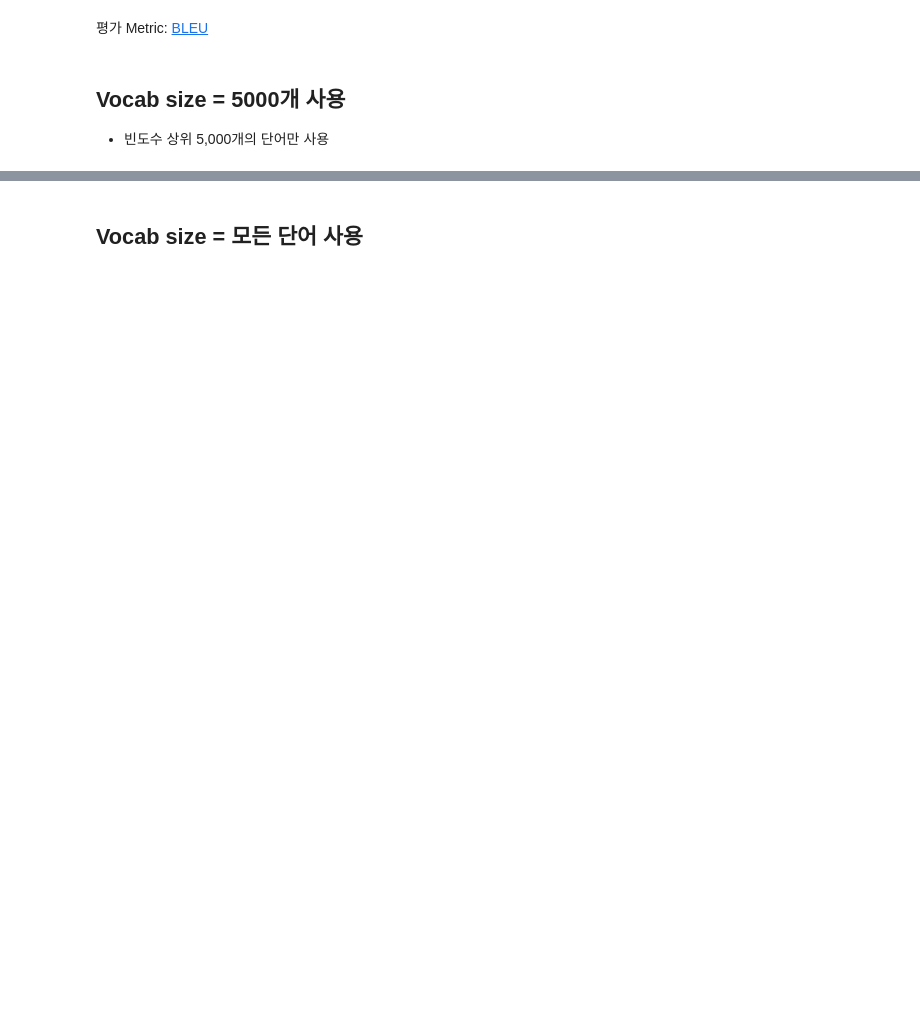
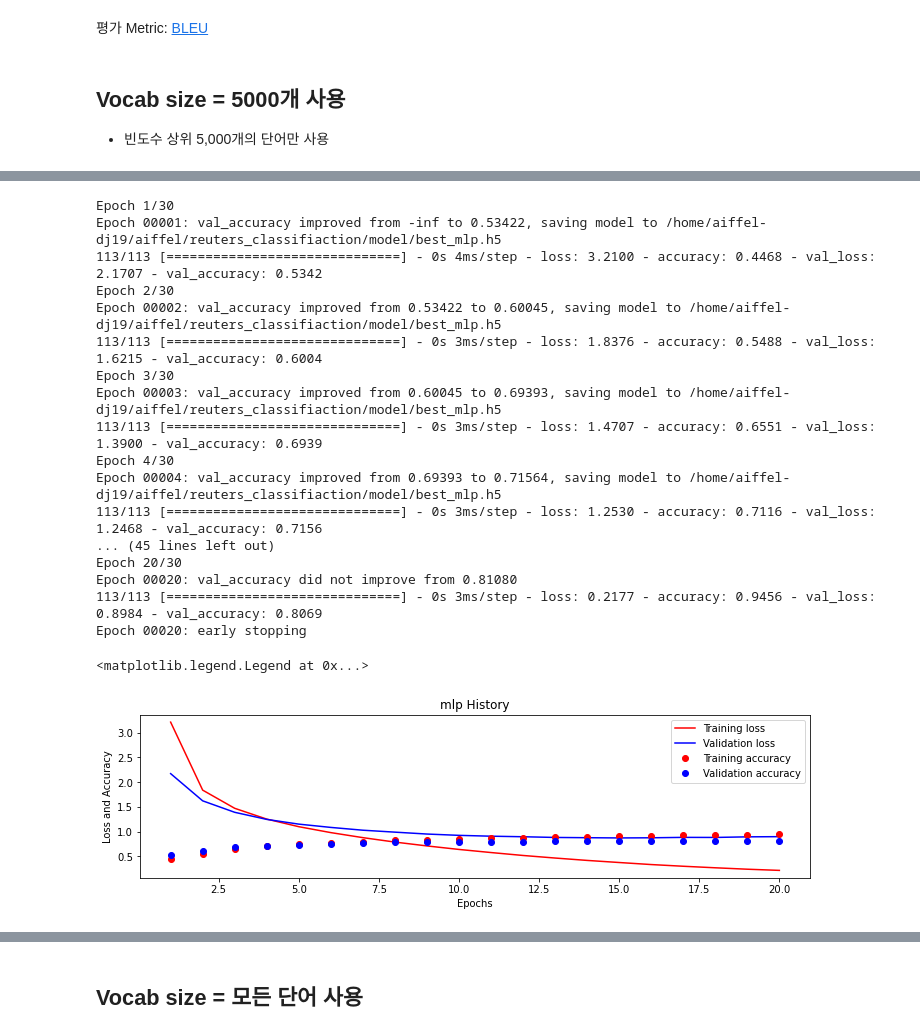
Before and after one commit to vg-rlo/aiffel-nlp-projects, a Jupyter notebook: MultiClassificationUsingML/MulticlassClassificationUsingML.ipynb, the cells around one changed output, grey strips where cells are left out. Drawn from its saved outputs; the diff is of its cells as text; code cells hidden in the pictures; blank space fills up the shorter version.

```diff
--- a/MultiClassificationUsingML/MulticlassClassificationUsingML.ipynb
+++ b/MultiClassificationUsingML/MulticlassClassificationUsingML.ipynb
@@ -658,0 +898,2 @@ vocab_size = 5000
+# %%
+tfidfv_train = tfidfv_train.toarray() # slicing을 위해 array 사용
@@ -658,0 +902,3 @@ vocab_size = 5000
+# %%
+y_train = keras.utils.to_categorical(y_train) # softmax와 비교를 위해 그리고 손실함수 = categorical 이므로 원핫벡터로 표현
+y_test = keras.utils.to_categorical(y_test)
@@ -658,0 +909,2 @@ vocab_size = 5000
+# %%
+vocab_size = tfidfv_train.shape[1]
@@ -658,0 +967,53 @@ vocab_size = 5000
+# %%
+EPOCHS = 30
+BATCH_SIZE = 64
+name = 'mlp'
+
+es = EarlyStopping(monitor='val_loss', mode='min', verbose=1, patience=5)
+mc = ModelCheckpoint(file_path + '/model/best_{}.h5'.format(name), monitor='val_accuracy', mode='max', verbose=1, save_best_only=True)
+mlp.compile(optimizer=Adam(lr=0.0004), loss='categorical_crossentropy', metrics=['accuracy'])
+
+history = mlp.fit(tfidfv_train,
+                  y_train,
+                  epochs=EPOCHS,
+                  batch_size=BATCH_SIZE,
+                  validation_split=0.2,
+                  verbose=1,
+                  callbacks = [es, mc])
+
+loss = history.history['loss']
+val_loss = history.history['val_loss']
+acc = history.history['accuracy']
+val_acc = history.history['val_accuracy']
+
+epochs = range(1, len(loss) + 1)
+
+plt.subplot
+plt.plot(epochs, loss, 'r', label='Training loss')
+plt.plot(epochs, val_loss, 'b', label='Validation loss')
+plt.plot(epochs, acc, 'ro', label='Training accuracy')
+plt.plot(epochs, val_acc, 'bo', label='Validation accuracy')
+plt.title(name+' History')
+plt.xlabel('Epochs')
+plt.ylabel('Loss and Accuracy')
+plt.legend()
+# %% [output]
+Epoch 1/30
+Epoch 00001: val_accuracy improved from -inf to 0.53422, saving model to /home/aiffel-dj19/aiffel/reuters_classifiaction/model/best_mlp.h5
+113/113 [==============================] - 0s 4ms/step - loss: 3.2100 - accuracy: 0.4468 - val_loss: 2.1707 - val_accuracy: 0.5342
+Epoch 2/30
+Epoch 00002: val_accuracy improved from 0.53422 to 0.60045, saving model to /home/aiffel-dj19/aiffel/reuters_classifiaction/model/best_mlp.h5
+113/113 [==============================] - 0s 3ms/step - loss: 1.8376 - accuracy: 0.5488 - val_loss: 1.6215 - val_accuracy: 0.6004
+Epoch 3/30
+Epoch 00003: val_accuracy improved from 0.60045 to 0.69393, saving model to /home/aiffel-dj19/aiffel/reuters_classifiaction/model/best_mlp.h5
+113/113 [==============================] - 0s 3ms/step - loss: 1.4707 - accuracy: 0.6551 - val_loss: 1.3900 - val_accuracy: 0.6939
+Epoch 4/30
+Epoch 00004: val_accuracy improved from 0.69393 to 0.71564, saving model to /home/aiffel-dj19/aiffel/reuters_classifiaction/model/best_mlp.h5
+113/113 [==============================] - 0s 3ms/step - loss: 1.2530 - accuracy: 0.7116 - val_loss: 1.2468 - val_accuracy: 0.7156
+... (45 lines left out)
+Epoch 20/30
+Epoch 00020: val_accuracy did not improve from 0.81080
+113/113 [==============================] - 0s 3ms/step - loss: 0.2177 - accuracy: 0.9456 - val_loss: 0.8984 - val_accuracy: 0.8069
+Epoch 00020: early stopping
+<matplotlib.legend.Legend at 0x...>
+[figure, added]
```
Also changed, not shown: parts of 97 cells of this notebook.
